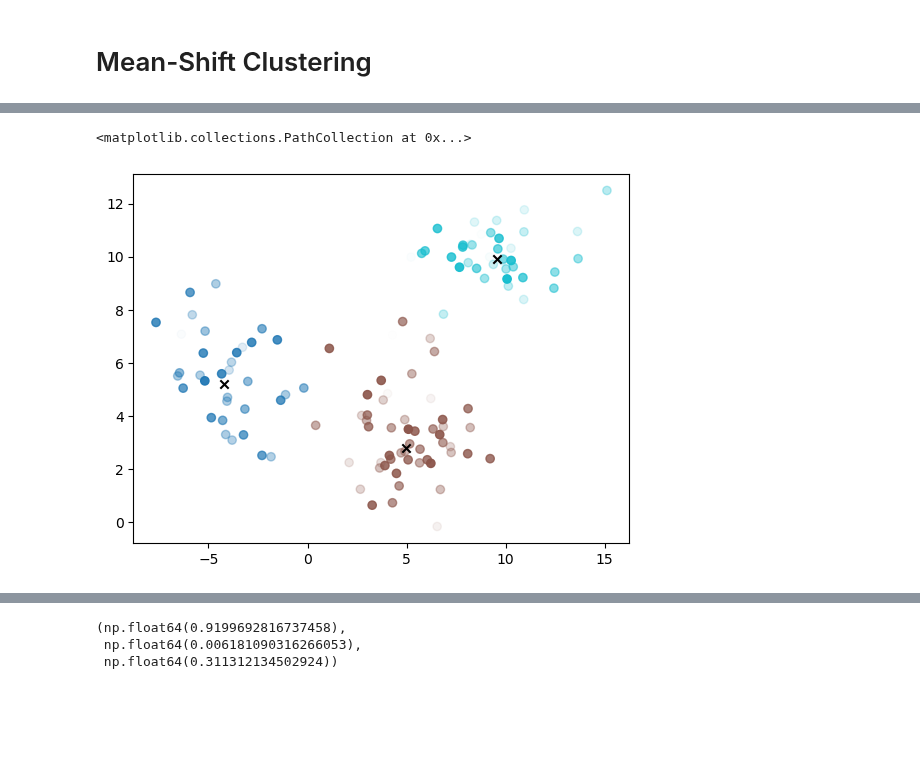
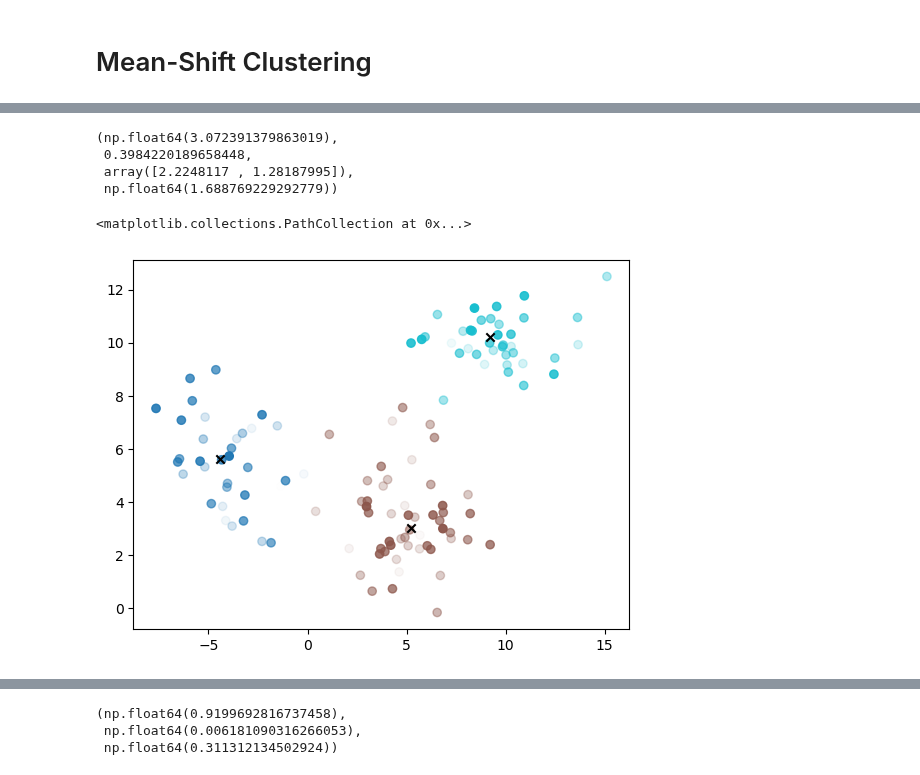
Before and after one commit to MoravianUniversity/duet, a Jupyter notebook: python/mean-shift.ipynb, the cells around one changed output, grey strips where cells are left out. Saved outputs shown, nothing was run; the diff lists cells and outputs as text; code cells hidden in the pictures; blank space fills up the shorter version.

```diff
--- a/python/mean-shift.ipynb
+++ b/python/mean-shift.ipynb
@@ -24,9 +25,18 @@ data = np.loadtxt('cluster-data.csv', delimiter=',')
+# %%
+from sklearn.cluster import estimate_bandwidth as sk_estimate_bandwidth
+bds, sf = estimate_bandwidth(data)
+sk_estimate_bandwidth(data, quantile=0.2), sf, bds, bandwidths_to_iso(sf, bds)
+# %% [output]
+(np.float64(3.072391379863019),
+ 0.3984220189658448,
+ array([2.2248117 , 1.28187995]),
+ np.float64(1.688769229292779))
 # %%
 weights = np.random.random(len(data))  # just for demo purposes we randomly weight the points
-centroids = mean_shift(data, make_gaussian_kernel([1, 2], weights))
+centroids = mean_shift(data, make_gaussian_kernel([2.5, 1.5], weights))
 groups = label_points(centroids, data)
 plt.scatter(data[:, 0], data[:, 1], alpha=weights, c=groups, cmap='tab10')
 plt.scatter(centroids[:, 0], centroids[:, 1], c='black', marker='x')
 # %% [output]
 <matplotlib.collections.PathCollection at 0x...>
-[figure, old version]
+[figure, new version]
```
Also changed, not shown: parts of 30 cells of this notebook, 3 other files.
